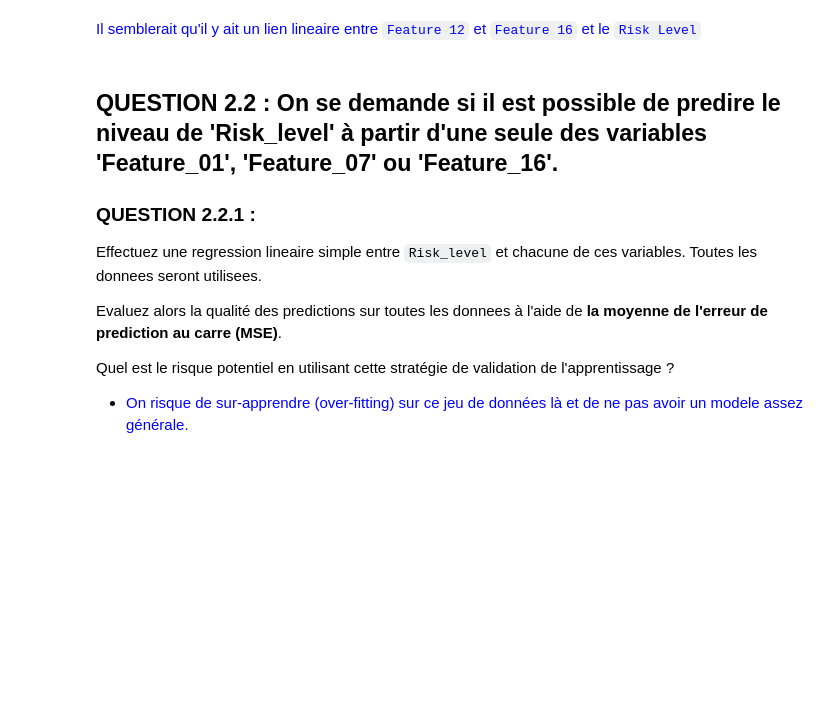
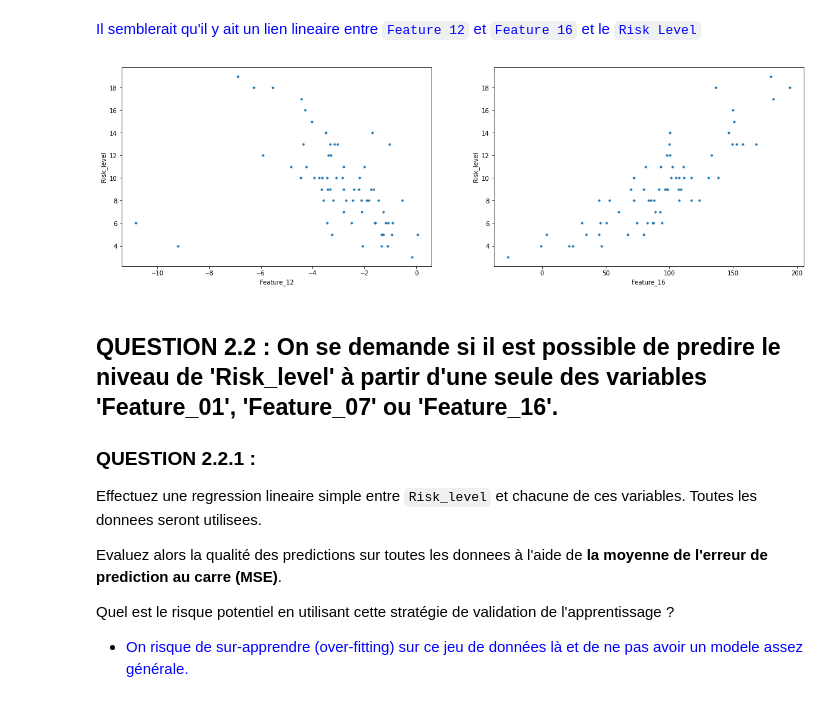
Before and after one commit to LudovicSterlin/ssd-aml-modele-lineaire, a Jupyter notebook: TPnote_ModeleLineaire/Examen_ModeleLineaire_2020.ipynb, the cells around one changed output. Cells and saved outputs as stored; diff of their text form; code cells hidden in the pictures; blank space fills up the shorter version.

```diff
--- a/TPnote_ModeleLineaire/Examen_ModeleLineaire_2020.ipynb
+++ b/TPnote_ModeleLineaire/Examen_ModeleLineaire_2020.ipynb
@@ -226,6 +230,16 @@ for Col in range(len(listColNames)):
 Observez les donnees unes par unes. Est-ce que vous identifiez visuellement des liens entre certaines variables et la variable 'Risk_level'. Si oui, lesquels ?
 # %% [markdown]
 <span style="color:blue"> Il semblerait qu'il y ait un lien lineaire entre `Feature 12` et `Feature 16` et le `Risk Level`</span>
+# %%
+#  Zoom on Feature 12 and 16
+fig, axs = plt.subplots(1, 2, figsize=(20,6))
+for i, Col in enumerate([11,15]):
+    ax = axs[i]
+    ax.plot(X[:,Col],Y[:],'.')
+    ax.set_xlabel(listColNames[Col])
+    ax.set_ylabel('Risk_level')
+# %% [output]
+[figure, added]
 # %% [markdown]
 ## QUESTION 2.2 :  On se demande si il est possible de predire le niveau de 'Risk_level' à partir d'une seule des variables 'Feature_01', 'Feature_07' ou 'Feature_16'.
 
```
Also changed, not shown: parts of 24 cells of this notebook.
